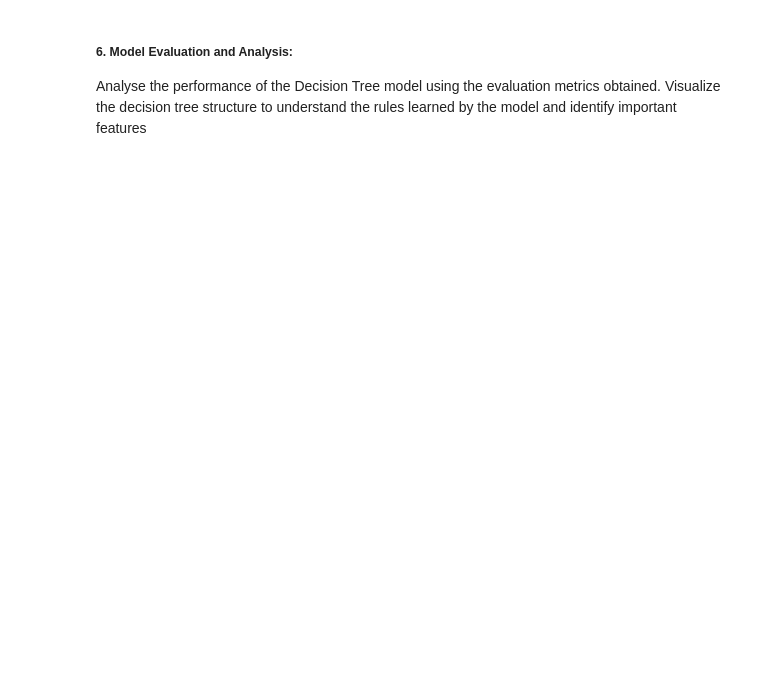
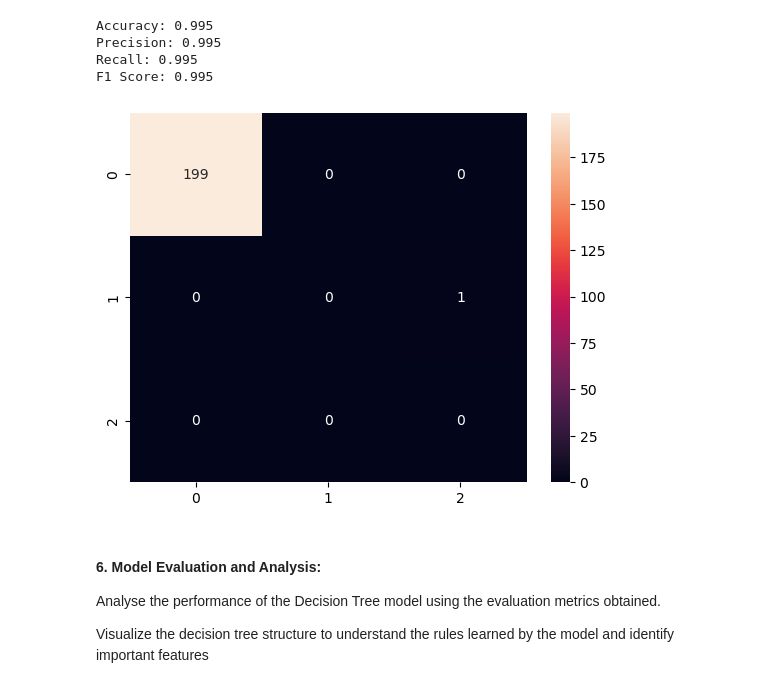
Before and after one commit to rak-2shitha/Assignment, a Jupyter notebook: Decision Tree.ipynb, the cells around one changed output. Drawn from its saved outputs; the diff is of its cells as text; code cells hidden in the pictures; blank space fills up the shorter version.

```diff
--- a/Decision Tree.ipynb
+++ b/Decision Tree.ipynb
@@ -52,0 +9,9 @@ dtype: int64
+# %%
+import pandas as pd
+
+# Load dataset
+df = pd.read_csv("C:/Users/jeevitha/Downloads/heart_disease(Description).csv")
+
+df.head()
+df.info()
+df.describe()
@@ -226 +82,17 @@ For example, when doing 'df[col].method(value, inplace=True)', try using 'df.met
+# %%
+# Fill missing values
+
+# Numeric → mean
+df[num_cols.columns] = num_cols.fillna(num_cols.mean())
+
+# Categorical → mode (FIXED version)
+for col in cat_cols:
+    df[col] = df[col].fillna(df[col].mode()[0])
+
+# Encode categorical data
+from sklearn.preprocessing import LabelEncoder
+
+le = LabelEncoder()
+for col in cat_cols:
+    df[col] = le.fit_transform(df[col])
 # %% [markdown]
@@ -399,5 +131,23 @@ weighted avg       0.78      0.78      0.78       200
+# %%
+from sklearn.metrics import accuracy_score, precision_score, recall_score, f1_score, confusion_matrix
+
+print("Accuracy:", accuracy_score(y_test, y_pred))
+print("Precision:", precision_score(y_test, y_pred, average='weighted'))
+print("Recall:", recall_score(y_test, y_pred, average='weighted'))
+print("F1 Score:", f1_score(y_test, y_pred, average='weighted'))
+
+# Confusion matrix
+sns.heatmap(confusion_matrix(y_test, y_pred), annot=True, fmt='d')
+plt.show()
+# %% [output]
+Accuracy: 0.995
+Precision: 0.995
+Recall: 0.995
+F1 Score: 0.995
+[figure, added]
 # %% [markdown]
-##### 6. Model Evaluation and Analysis:
+#### 6. Model Evaluation and Analysis:
 
 Analyse the performance of the Decision Tree model using the evaluation metrics obtained.
+
 Visualize the decision tree structure to understand the rules learned by the model and identify important features
```
Also changed, not shown: parts of 25 cells of this notebook.
